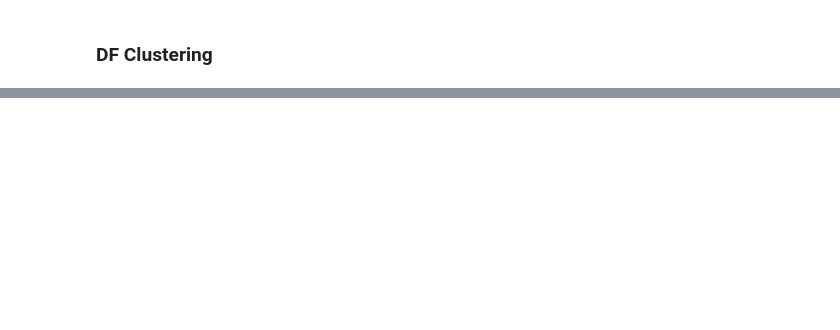
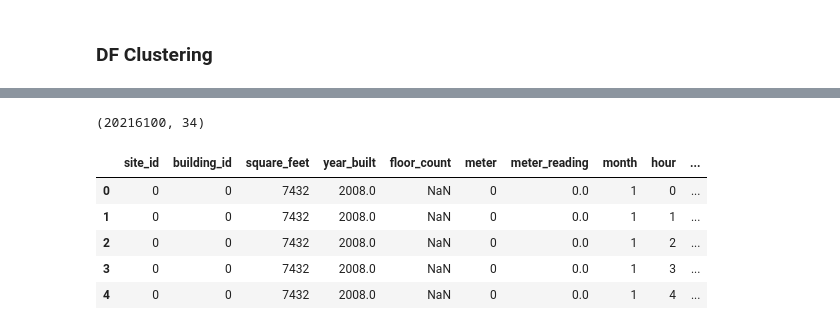
Before and after one commit to jcanque777/ASHRAEenergyprediction, a Jupyter notebook: KNN.ipynb, the cells around one changed output, grey strips where cells are left out. Saved outputs shown, nothing was run; the diff lists cells and outputs as text; code cells hidden in the pictures; blank space fills up the shorter version.

```diff
--- a/KNN.ipynb
+++ b/KNN.ipynb
@@ -202,0 +206,5 @@ plt.scatter(df_features['square_feet'], df_features['mean_meter'], c=df['buildin
+# %%
+building = pd.read_csv('building_metadata.csv')
+# %%
+#merged df's
+model_df = pd.merge(building, df_meter)
@@ -202,0 +216,13 @@ plt.scatter(df_features['square_feet'], df_features['mean_meter'], c=df['buildin
+# %%
+model_df.shape
+# %% [output]
+(20216100, 34)
+# %%
+model_df.head()
+# %% [output]
+|  | site_id | building_id | square_feet | year_built | floor_count | meter | meter_reading | month | hour | ... |
+| 0 | 0 | 0 | 7432 | 2008.0 | NaN | 0 | 0.0 | 1 | 0 | ... |
+| 1 | 0 | 0 | 7432 | 2008.0 | NaN | 0 | 0.0 | 1 | 1 | ... |
+| 2 | 0 | 0 | 7432 | 2008.0 | NaN | 0 | 0.0 | 1 | 2 | ... |
+| 3 | 0 | 0 | 7432 | 2008.0 | NaN | 0 | 0.0 | 1 | 3 | ... |
+| 4 | 0 | 0 | 7432 | 2008.0 | NaN | 0 | 0.0 | 1 | 4 | ... |
```
Also changed, not shown: parts of 41 cells of this notebook.
